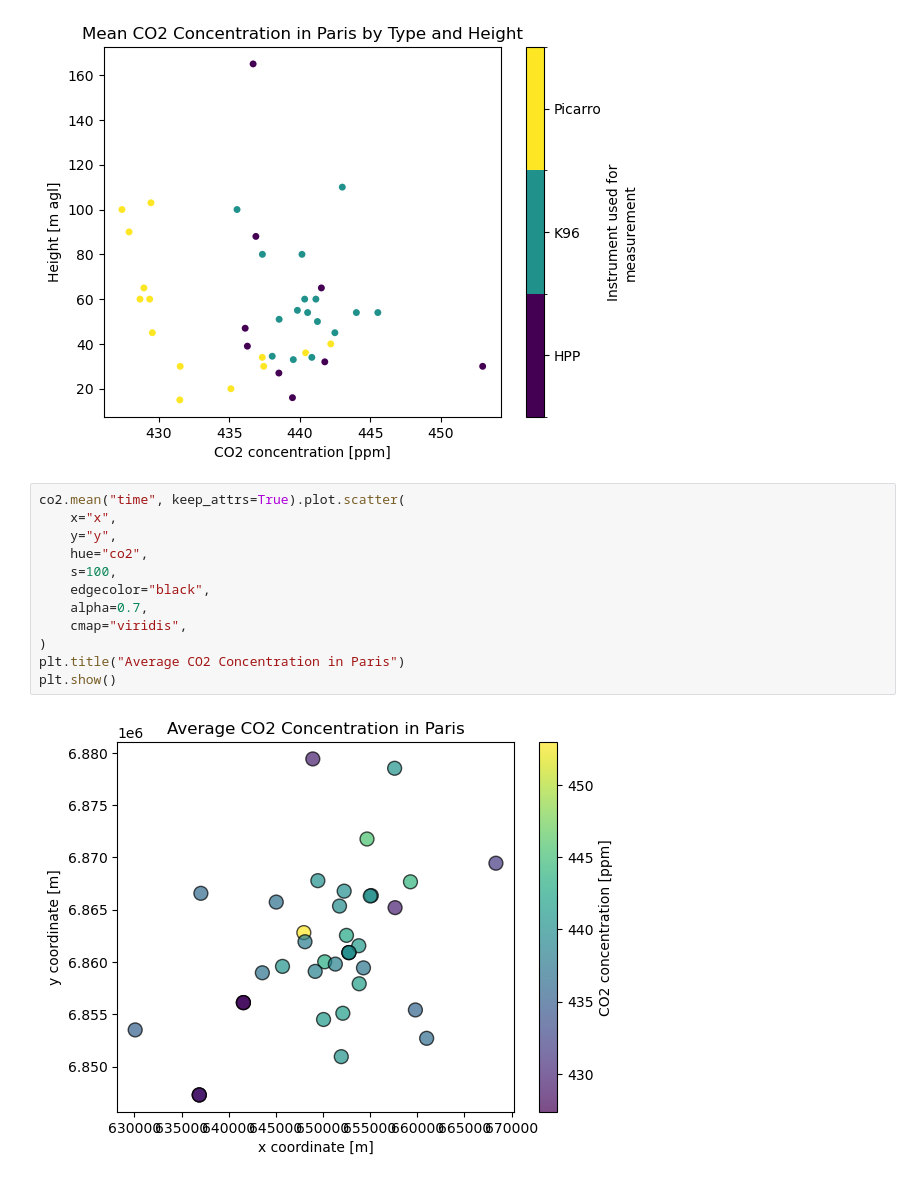
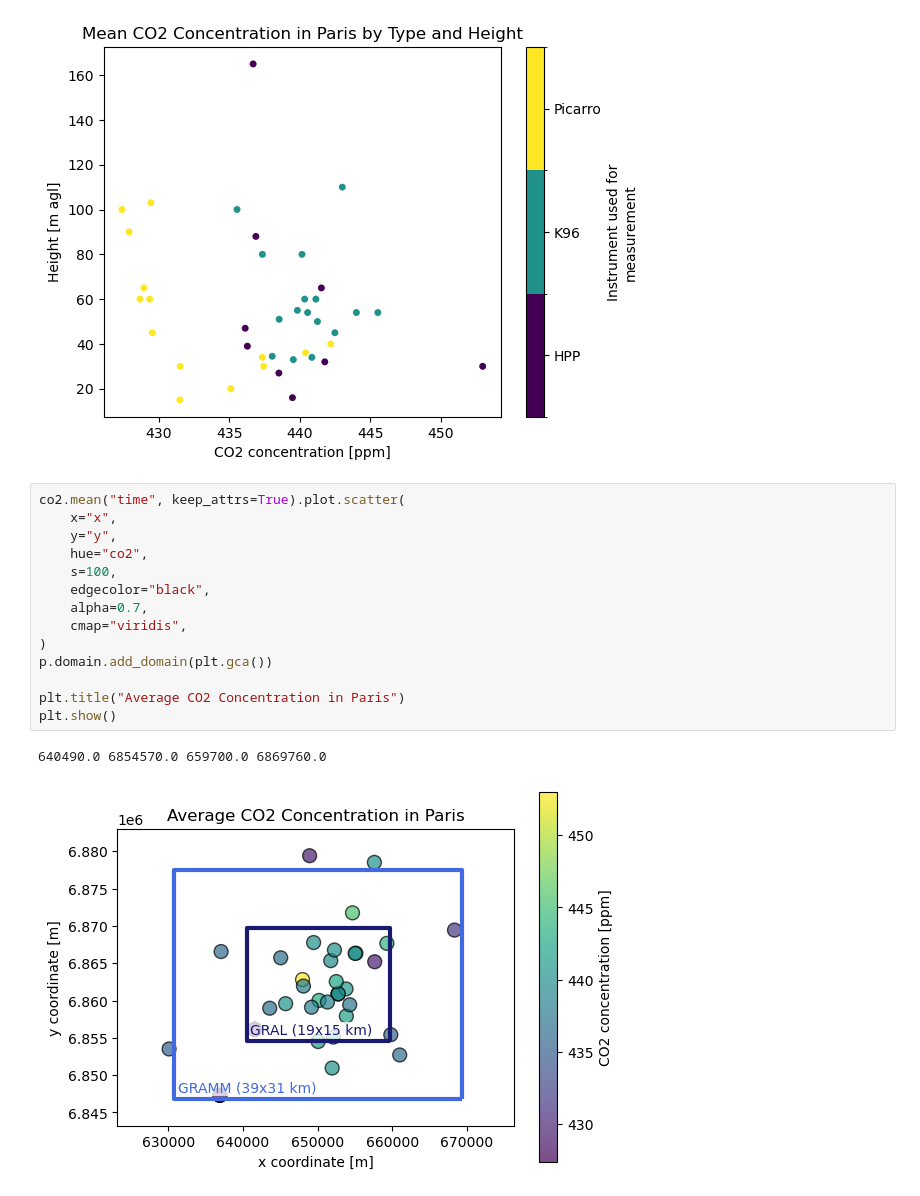
Before and after one commit to ATMO-IUP-UHEI/paris_2025, a Jupyter notebook: scripts/analysis.ipynb, the cells around one changed output. Drawn from its saved outputs; the diff is of its cells as text.

```diff
--- a/scripts/analysis.ipynb
+++ b/scripts/analysis.ipynb
@@ -65,14 +48,17 @@ plt.show()
 # %%
 co2.mean("time", keep_attrs=True).plot.scatter(
     x="x",
     y="y",
     hue="co2",
     s=100,
     edgecolor="black",
     alpha=0.7,
     cmap="viridis",
 )
+p.domain.add_domain(plt.gca())
+
 plt.title("Average CO2 Concentration in Paris")
 plt.show()
 # %% [output]
+640490.0 6854570.0 659700.0 6869760.0
-[figure, old version]
+[figure, new version]
```
Also changed, not shown: parts of 4 cells of this notebook, 3 other files.
